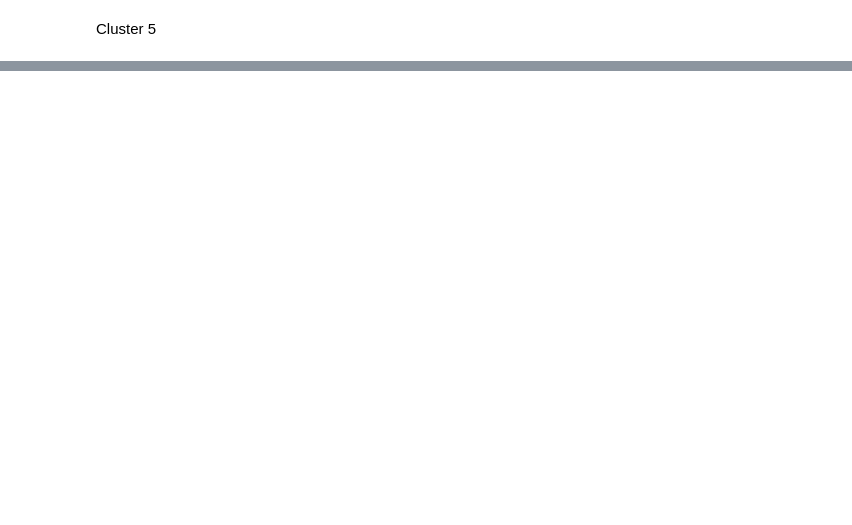
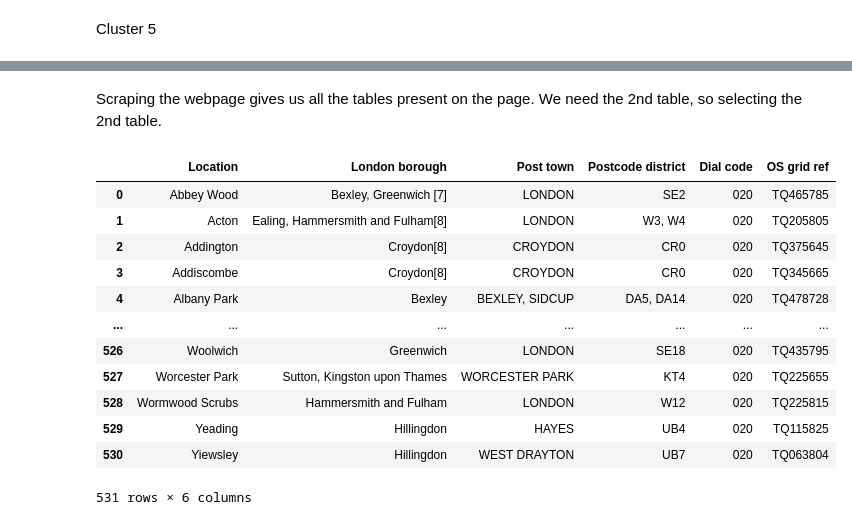
Before and after one commit to amanattar/A-Tale-of-Two-Cities, a Jupyter notebook: Tale_of_Two_Cities_Data_Science_Project.ipynb, the cells around one changed output, grey strips where cells are left out. Cells and saved outputs as stored; diff of their text form; code cells hidden in the pictures; blank space fills up the shorter version.

Commit message:
Import London data and and sort it and make clusters

```diff
--- a/Tale_of_Two_Cities_Data_Science_Project.ipynb
+++ b/Tale_of_Two_Cities_Data_Science_Project.ipynb
@@ -693,0 +708,4 @@ mumbai_data_nonan.loc[mumbai_data_nonan['Cluster Labels'] == 5, mumbai_data_nona
+# %%
+url_london = "https://en.wikipedia.org/wiki/List_of_areas_of_London"
+wiki_london_url = requests.get(url_london)
+wiki_london_url
@@ -693,0 +716,3 @@ mumbai_data_nonan.loc[mumbai_data_nonan['Cluster Labels'] == 5, mumbai_data_nona
+# %%
+wiki_london_data = pd.read_html(wiki_london_url.text)
+wiki_london_data
@@ -693,0 +737,19 @@ mumbai_data_nonan.loc[mumbai_data_nonan['Cluster Labels'] == 5, mumbai_data_nona
+# %% [markdown]
+Scraping the webpage gives us all the tables present on the page. We need the 2nd table, so selecting the 2nd table.
+# %%
+wiki_london_data = wiki_london_data[1]
+wiki_london_data
+# %% [output]
+|  | Location | London borough | Post town | Postcode district | Dial code | OS grid ref |
+| 0 | Abbey Wood | Bexley, Greenwich [7] | LONDON | SE2 | 020 | TQ465785 |
+| 1 | Acton | Ealing, Hammersmith and Fulham[8] | LONDON | W3, W4 | 020 | TQ205805 |
+| 2 | Addington | Croydon[8] | CROYDON | CR0 | 020 | TQ375645 |
+| 3 | Addiscombe | Croydon[8] | CROYDON | CR0 | 020 | TQ345665 |
+| 4 | Albany Park | Bexley | BEXLEY, SIDCUP | DA5, DA14 | 020 | TQ478728 |
+| ... | ... | ... | ... | ... | ... | ... |
+| 526 | Woolwich | Greenwich | LONDON | SE18 | 020 | TQ435795 |
+| 527 | Worcester Park | Sutton, Kingston upon Thames | WORCESTER PARK | KT4 | 020 | TQ225655 |
+| 528 | Wormwood Scrubs | Hammersmith and Fulham | LONDON | W12 | 020 | TQ225815 |
+| 529 | Yeading | Hillingdon | HAYES | UB4 | 020 | TQ115825 |
+| 530 | Yiewsley | Hillingdon | WEST DRAYTON | UB7 | 020 | TQ063804 |
+531 rows × 6 columns
```
Also changed, not shown: parts of 82 cells of this notebook.
